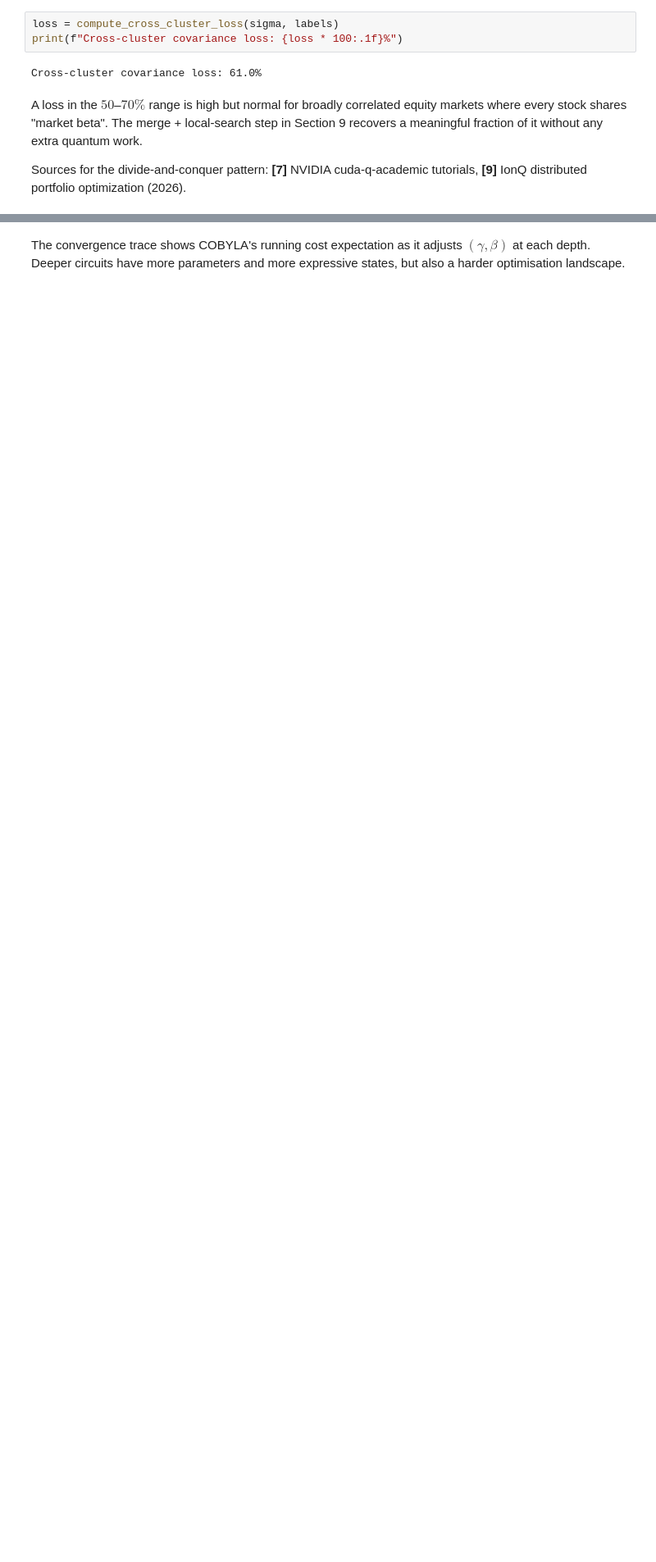
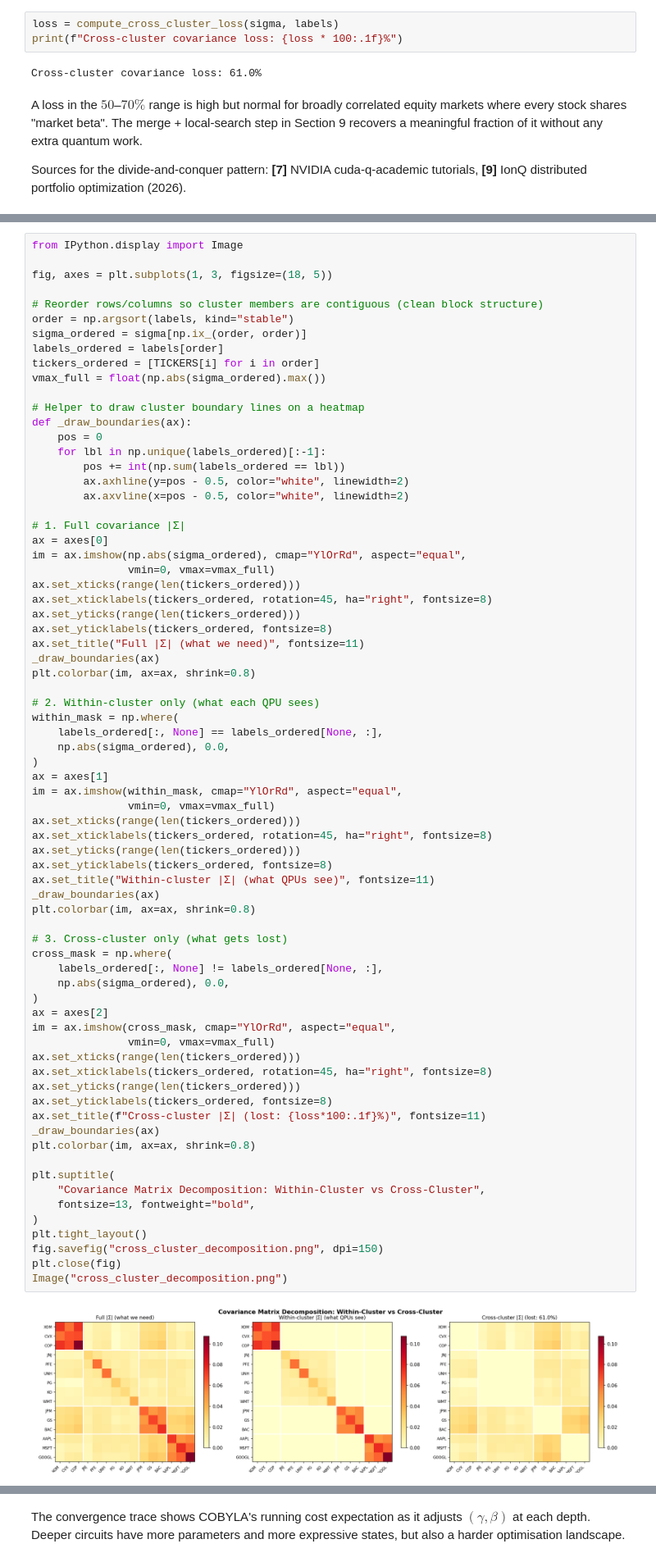
Before and after one commit to DashCodeHub/distributed-portfolio-qaoa-project, a Jupyter notebook: notebooks/demo.ipynb, the cells around one changed output, grey strips where cells are left out. Shown at 82% size. Drawn from its saved outputs; the diff is of its cells as text; blank space fills up the shorter version.

```diff
--- a/notebooks/demo.ipynb
+++ b/notebooks/demo.ipynb
@@ -529,0 +626,74 @@ tutorials, **[9]** IonQ distributed portfolio optimization (2026).
+# %%
+from IPython.display import Image
+
+fig, axes = plt.subplots(1, 3, figsize=(18, 5))
+
+# Reorder rows/columns so cluster members are contiguous (clean block structure)
+order = np.argsort(labels, kind="stable")
+sigma_ordered = sigma[np.ix_(order, order)]
+labels_ordered = labels[order]
+tickers_ordered = [TICKERS[i] for i in order]
+vmax_full = float(np.abs(sigma_ordered).max())
+
+# Helper to draw cluster boundary lines on a heatmap
+def _draw_boundaries(ax):
+    pos = 0
+    for lbl in np.unique(labels_ordered)[:-1]:
+        pos += int(np.sum(labels_ordered == lbl))
+        ax.axhline(y=pos - 0.5, color="white", linewidth=2)
+        ax.axvline(x=pos - 0.5, color="white", linewidth=2)
+
+# 1. Full covariance |Σ|
+ax = axes[0]
+im = ax.imshow(np.abs(sigma_ordered), cmap="YlOrRd", aspect="equal",
+               vmin=0, vmax=vmax_full)
+ax.set_xticks(range(len(tickers_ordered)))
+ax.set_xticklabels(tickers_ordered, rotation=45, ha="right", fontsize=8)
+ax.set_yticks(range(len(tickers_ordered)))
+ax.set_yticklabels(tickers_ordered, fontsize=8)
+ax.set_title("Full |Σ| (what we need)", fontsize=11)
+_draw_boundaries(ax)
+plt.colorbar(im, ax=ax, shrink=0.8)
+
+# 2. Within-cluster only (what each QPU sees)
+within_mask = np.where(
+    labels_ordered[:, None] == labels_ordered[None, :],
+    np.abs(sigma_ordered), 0.0,
+)
+ax = axes[1]
+im = ax.imshow(within_mask, cmap="YlOrRd", aspect="equal",
+               vmin=0, vmax=vmax_full)
+ax.set_xticks(range(len(tickers_ordered)))
+ax.set_xticklabels(tickers_ordered, rotation=45, ha="right", fontsize=8)
+ax.set_yticks(range(len(tickers_ordered)))
+ax.set_yticklabels(tickers_ordered, fontsize=8)
+ax.set_title("Within-cluster |Σ| (what QPUs see)", fontsize=11)
+_draw_boundaries(ax)
+plt.colorbar(im, ax=ax, shrink=0.8)
+
+# 3. Cross-cluster only (what gets lost)
+cross_mask = np.where(
+    labels_ordered[:, None] != labels_ordered[None, :],
+    np.abs(sigma_ordered), 0.0,
+)
+ax = axes[2]
+im = ax.imshow(cross_mask, cmap="YlOrRd", aspect="equal",
+               vmin=0, vmax=vmax_full)
+ax.set_xticks(range(len(tickers_ordered)))
+ax.set_xticklabels(tickers_ordered, rotation=45, ha="right", fontsize=8)
+ax.set_yticks(range(len(tickers_ordered)))
+ax.set_yticklabels(tickers_ordered, fontsize=8)
+ax.set_title(f"Cross-cluster |Σ| (lost: {loss*100:.1f}%)", fontsize=11)
+_draw_boundaries(ax)
+plt.colorbar(im, ax=ax, shrink=0.8)
+
+plt.suptitle(
+    "Covariance Matrix Decomposition: Within-Cluster vs Cross-Cluster",
+    fontsize=13, fontweight="bold",
+)
+plt.tight_layout()
+fig.savefig("cross_cluster_decomposition.png", dpi=150)
+plt.close(fig)
+Image("cross_cluster_decomposition.png")
+# %% [output]
+[figure, added]
```
Also changed, not shown: parts of 28 cells of this notebook, 8 other files.
